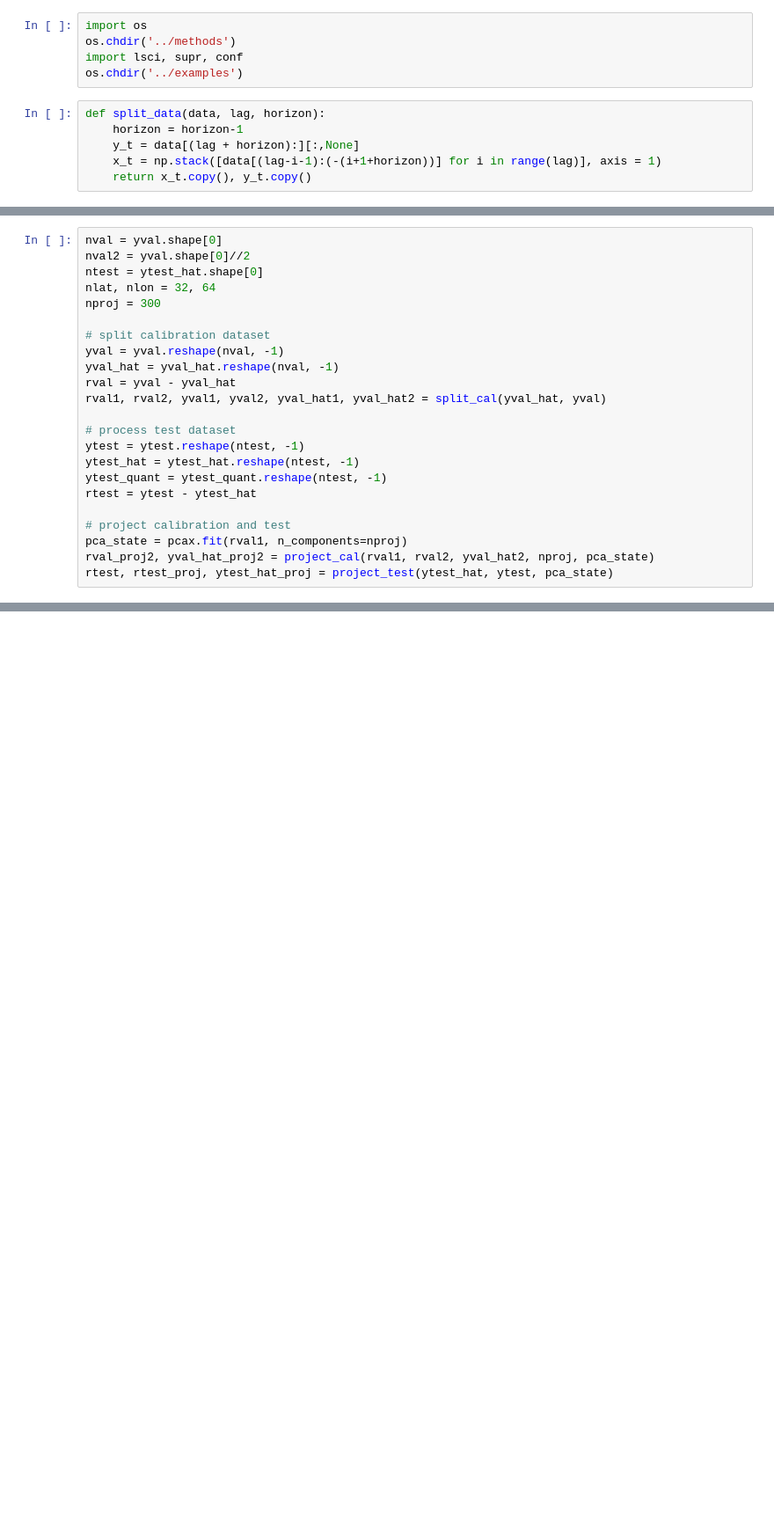
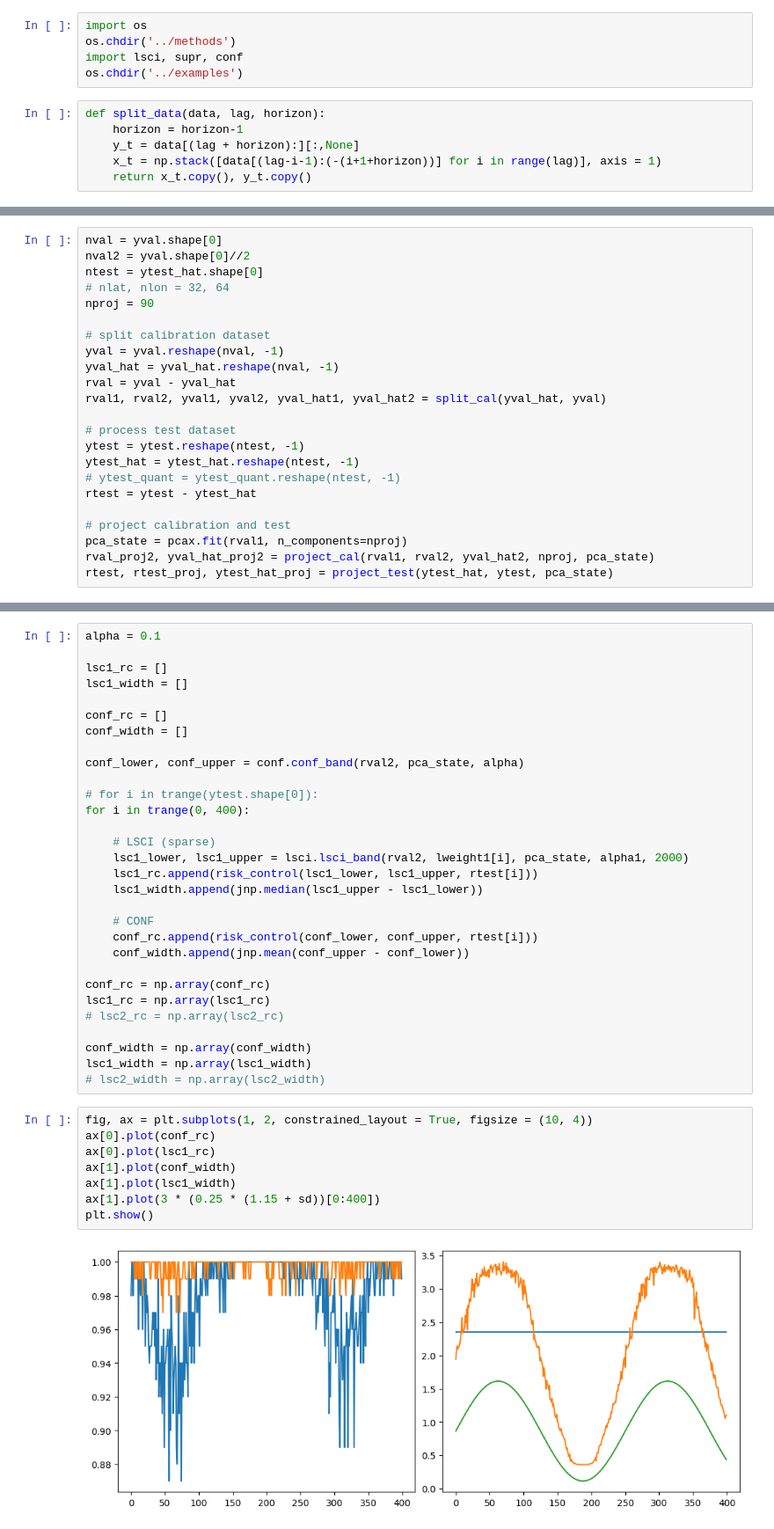
Before and after one commit to trevor-harris/LSCI, a Jupyter notebook: examples/figure1.ipynb, the cells around one changed output, grey strips where cells are left out. Shown: that part at 88% size. Drawn from its saved outputs; the diff is of its cells as text; blank space fills up the shorter version.

Commit message:
updated figure1

```diff
--- a/examples/figure1.ipynb
+++ b/examples/figure1.ipynb
@@ -201,8 +170,8 @@ ytrain = ytrain[:,:,:,None]
 nval = yval.shape[0]
 nval2 = yval.shape[0]//2
 ntest = ytest_hat.shape[0]
-nlat, nlon = 32, 64
-nproj = 300
+# nlat, nlon = 32, 64
+nproj = 90
 
 # split calibration dataset
 yval = yval.reshape(nval, -1)
@@ -213,7 +182,7 @@ rval1, rval2, yval1, yval2, yval_hat1, yval_hat2 = split_cal(yval_hat, yval)
 # process test dataset
 ytest = ytest.reshape(ntest, -1)
 ytest_hat = ytest_hat.reshape(ntest, -1)
-ytest_quant = ytest_quant.reshape(ntest, -1)
+# ytest_quant = ytest_quant.reshape(ntest, -1)
 rtest = ytest - ytest_hat
 
 # project calibration and test
@@ -222,0 +209,40 @@ rtest, rtest_proj, ytest_hat_proj = project_test(ytest_hat, ytest, pca_state)
+# %%
+alpha = 0.1
+
+lsc1_rc = []
+lsc1_width = []
+
+conf_rc = []
+conf_width = []
+
+conf_lower, conf_upper = conf.conf_band(rval2, pca_state, alpha)
+
+# for i in trange(ytest.shape[0]):
+for i in trange(0, 400):
+
+    # LSCI (sparse)
+    lsc1_lower, lsc1_upper = lsci.lsci_band(rval2, lweight1[i], pca_state, alpha1, 2000)
+    lsc1_rc.append(risk_control(lsc1_lower, lsc1_upper, rtest[i]))
+    lsc1_width.append(jnp.median(lsc1_upper - lsc1_lower))
+
+    # CONF
+    conf_rc.append(risk_control(conf_lower, conf_upper, rtest[i]))
+    conf_width.append(jnp.mean(conf_upper - conf_lower))
+
+conf_rc = np.array(conf_rc)
+lsc1_rc = np.array(lsc1_rc)
+# lsc2_rc = np.array(lsc2_rc)
+
+conf_width = np.array(conf_width)
+lsc1_width = np.array(lsc1_width)
+# lsc2_width = np.array(lsc2_width)
+# %%
+fig, ax = plt.subplots(1, 2, constrained_layout = True, figsize = (10, 4))
+ax[0].plot(conf_rc)
+ax[0].plot(lsc1_rc)
+ax[1].plot(conf_width)
+ax[1].plot(lsc1_width)
+ax[1].plot(3 * (0.25 * (1.15 + sd))[0:400])
+plt.show()
+# %% [output]
+[figure, added]
```
Also changed, not shown: parts of 20 cells of this notebook, 4 other files.
